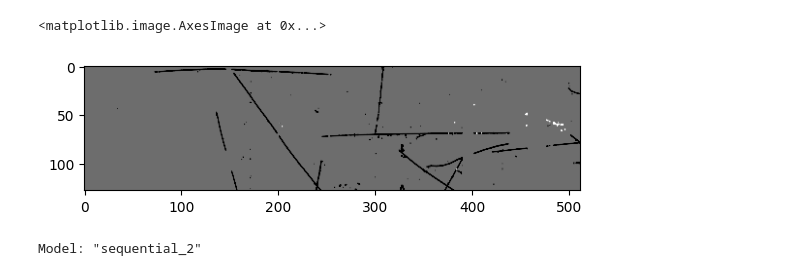
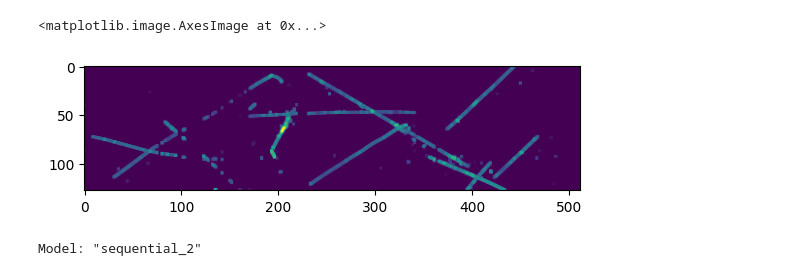
Before and after one commit to GBotogoske/machine_learning_2024, a Jupyter notebook: neutrino_figuras_2.ipynb, the cells around one changed output. Cells and saved outputs as stored; diff of their text form; code cells hidden in the pictures.

```diff
--- a/neutrino_figuras_2.ipynb
+++ b/neutrino_figuras_2.ipynb
@@ -49,9 +39,3 @@ for j in range(n_figuras):
     x.append(np.divide(grey_dilation(np.array(Image.open(current_directory+event_files[random[j]]).convert('L'), dtype=np.uint8)[0:x_end,0:y_end],footprint=structure),215))
     y.append(np.divide(np.array(Image.open(current_directory+hit_files[random[j]]).convert('L'))[0:x_end,0:y_end],215))
     #y.append(x[j])
-# %%
-index=12
-plt.imshow(y_train[index],cmap="gray")
-# %% [output]
-<matplotlib.image.AxesImage at 0x...>
-[figure, removed]
@@ -75,3 +65,8 @@ y=None
+# %%
+plt.imshow(x_train[3])
+# %% [output]
+<matplotlib.image.AxesImage at 0x...>
+[figure, added]
 # %%
 class ResizeLayer(tf.keras.layers.Layer):
     def __init__(self, target_size):
```
Also changed, not shown: parts of 13 cells of this notebook, 1 other file.
